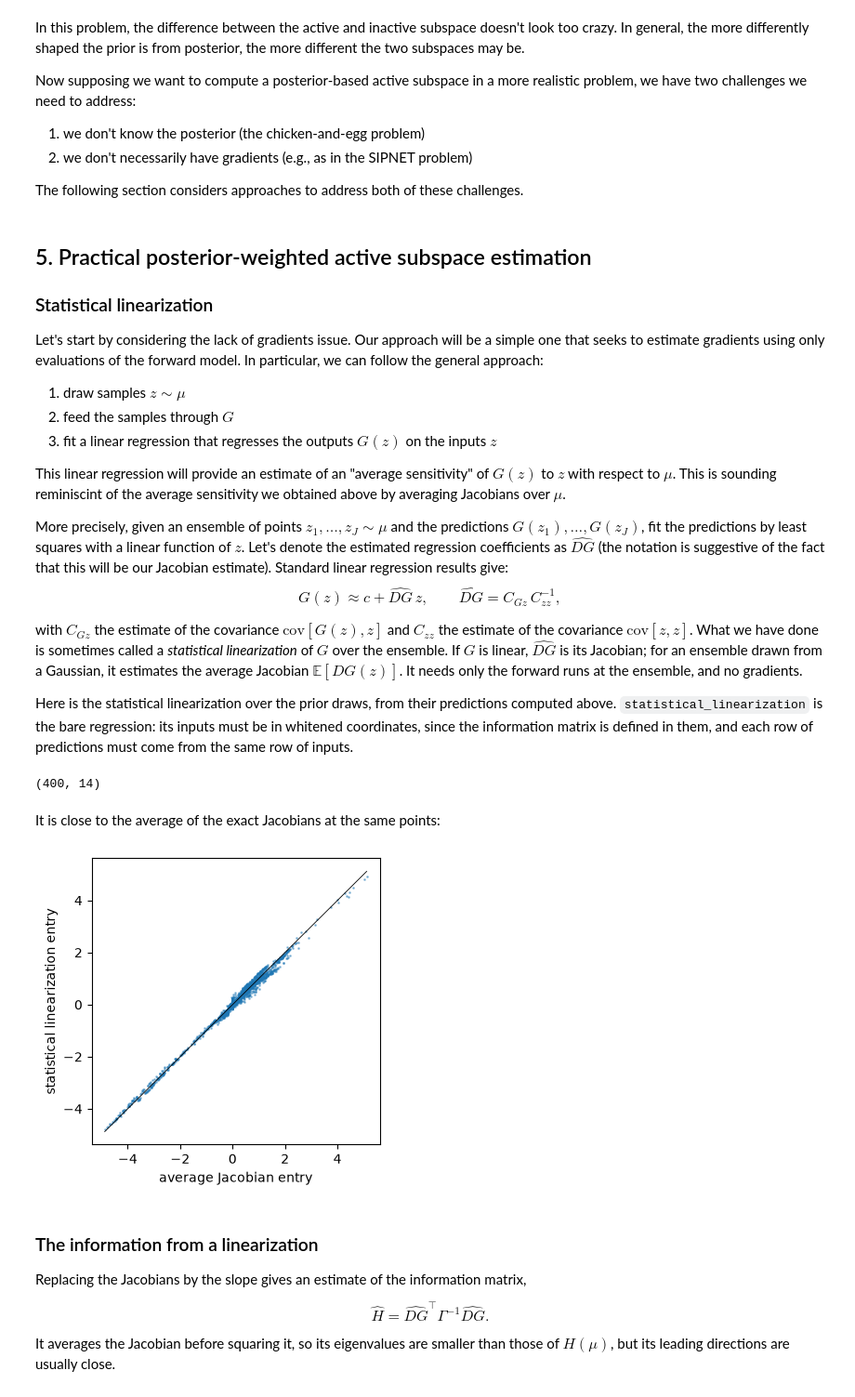
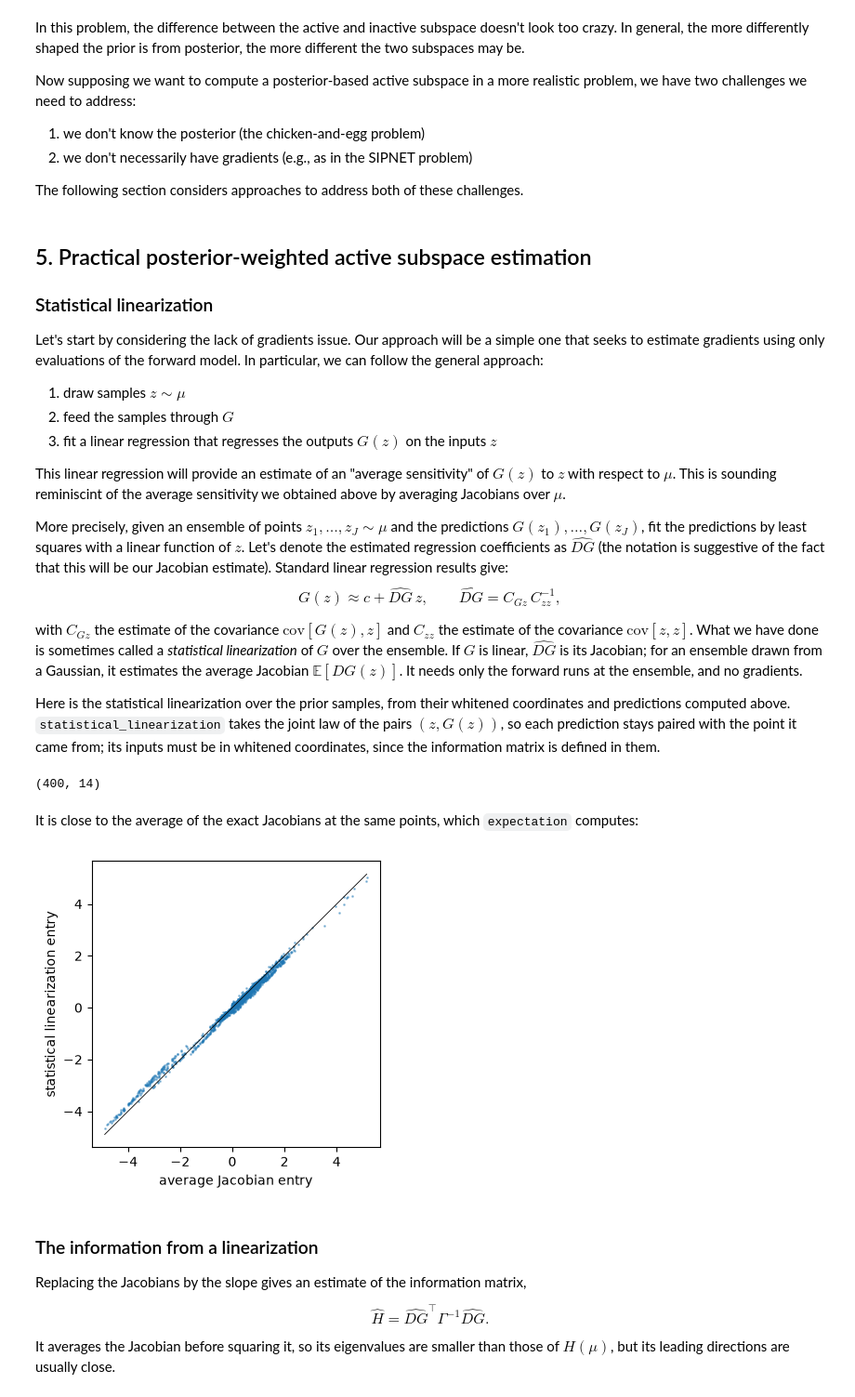
Before and after one commit to arob5/lsm-active-subspace, a Jupyter notebook: notebooks/parameter_inference_tools.ipynb, the cells around one changed output. Shown at 93% size. Saved outputs shown, nothing was run; the diff lists cells and outputs as text; code cells hidden in the pictures.

```diff
--- a/notebooks/parameter_inference_tools.ipynb
+++ b/notebooks/parameter_inference_tools.ipynb
@@ -365,9 +397,14 @@ prior draws, computing their Jacobians, and then computing the above average.
 # %%
-prior_draws = sample(toy.prior, 500)
-prior_jacobians = jacobians(toy, prior_draws["theta"])
-prior_information = information_matrix(
-    prior_jacobians, noise_variance
-)  # the average over the draws
+prior_samples = EmpiricalDistribution(sample(toy.prior, 500))
+
+
+def information_at(parameters):
+    """The information DG(z)ᵀ Γ⁻¹ DG(z) at a value of the parameters."""
+    noise_variance = variance(condition_on(toy.model, parameters)) / eta
+    return information_matrix(jacobian_at(parameters), noise_variance)
+
+
+prior_information = expectation(prior_samples, information_at)
 # %% [markdown]
 ### The active subspace
 
@@ -489,5 +527,5 @@ first whiten the prior draws, as in the previous notebook:
 # %%
-z_prior = coordinates.whiten(prior_draws["theta"]).to_vector()
+z_prior = coordinates.whiten(prior_samples.atoms["theta"]).to_vector()
 active = prior_subspace.active_variables(z_prior)
 inactive = prior_subspace.inactive_variables(z_prior)
 
@@ -504,5 +542,6 @@ inactive one:
 # %%
-prior_draw_predictions = toy.forward(prior_draws["theta"])
-misfit = toy.misfit(prior_draw_predictions)
+prior_sample_predictions = toy.forward(prior_samples.atoms["theta"])
+residuals = toy.data["nee"] - np.asarray(prior_sample_predictions)
+misfit = 0.5 * np.sum(residuals**2 / np.asarray(noise_variance), axis=1)
 plot_misfit_against_variables(misfit, active[:, 0], inactive[:, -1])
 # %% [output]
@@ -592,22 +633,27 @@ linearization* of $G$ over the ensemble. If $G$ is linear, $\widehat{DG}$ is its
 ensemble drawn from a Gaussian, it estimates the average Jacobian $\mathbb E[DG(z)]$. It needs only
 the forward runs at the ensemble, and no gradients.
 
-Here is the statistical linearization over the prior draws, from their predictions computed
-above. `statistical_linearization` is the bare regression: its inputs must be in whitened
-coordinates, since the information matrix is defined in them, and each row of predictions must
-come from the same row of inputs.
+Here is the statistical linearization over the prior samples, from their whitened coordinates and
+predictions computed above. `statistical_linearization` takes the joint law of the pairs
+$(z, G(z))$, so each prediction stays paired with the point it came from; its inputs must be in
+whitened coordinates, since the information matrix is defined in them.
 # %%
-# the whitened prior draws and the forward model at the same draws, both computed above
-slope = statistical_linearization(z_prior, prior_draw_predictions)
+# the whitened prior samples and the forward model at the same samples, both computed above
+joint = EmpiricalDistribution(
+    NumericRecordBatch({"z": z_prior, "predictions": prior_sample_predictions}, "sample")
+)
+slope = statistical_linearization(joint)
 slope.shape
 # %% [output]
 (400, 14)
 # %% [markdown]
-It is close to the average of the exact Jacobians at the same points:
+It is close to the average of the exact Jacobians at the same points, which `expectation`
+computes:
 # %%
-plot_slope_against_jacobian(prior_jacobians.mean(axis=0), slope)
+average_jacobian = np.asarray(expectation(prior_samples, jacobian_at))
+plot_slope_against_jacobian(average_jacobian, slope)
 # %% [output]
-[figure, old version]
+[figure, new version]
 # %% [markdown]
 ### The information from a linearization
 
```
Also changed, not shown: parts of 44 cells of this notebook, 1 other file.
